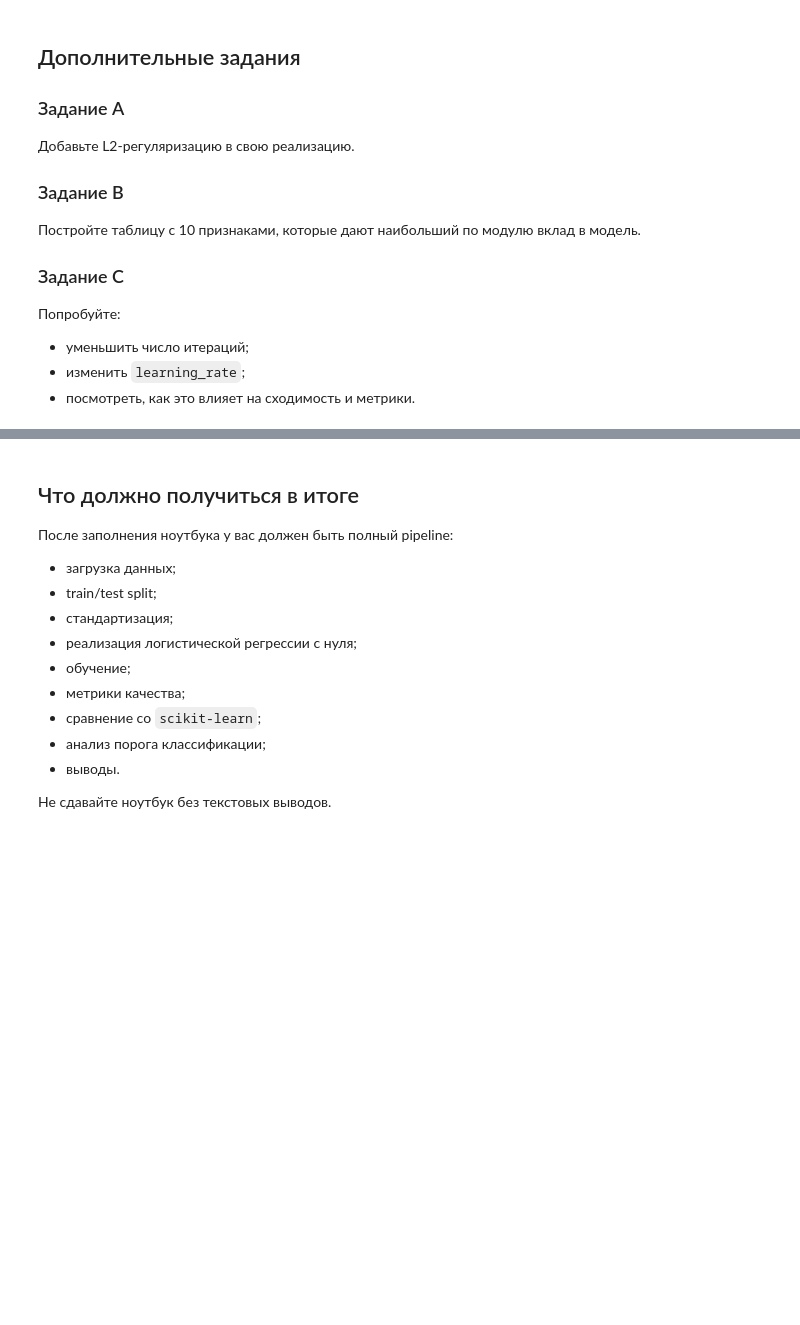
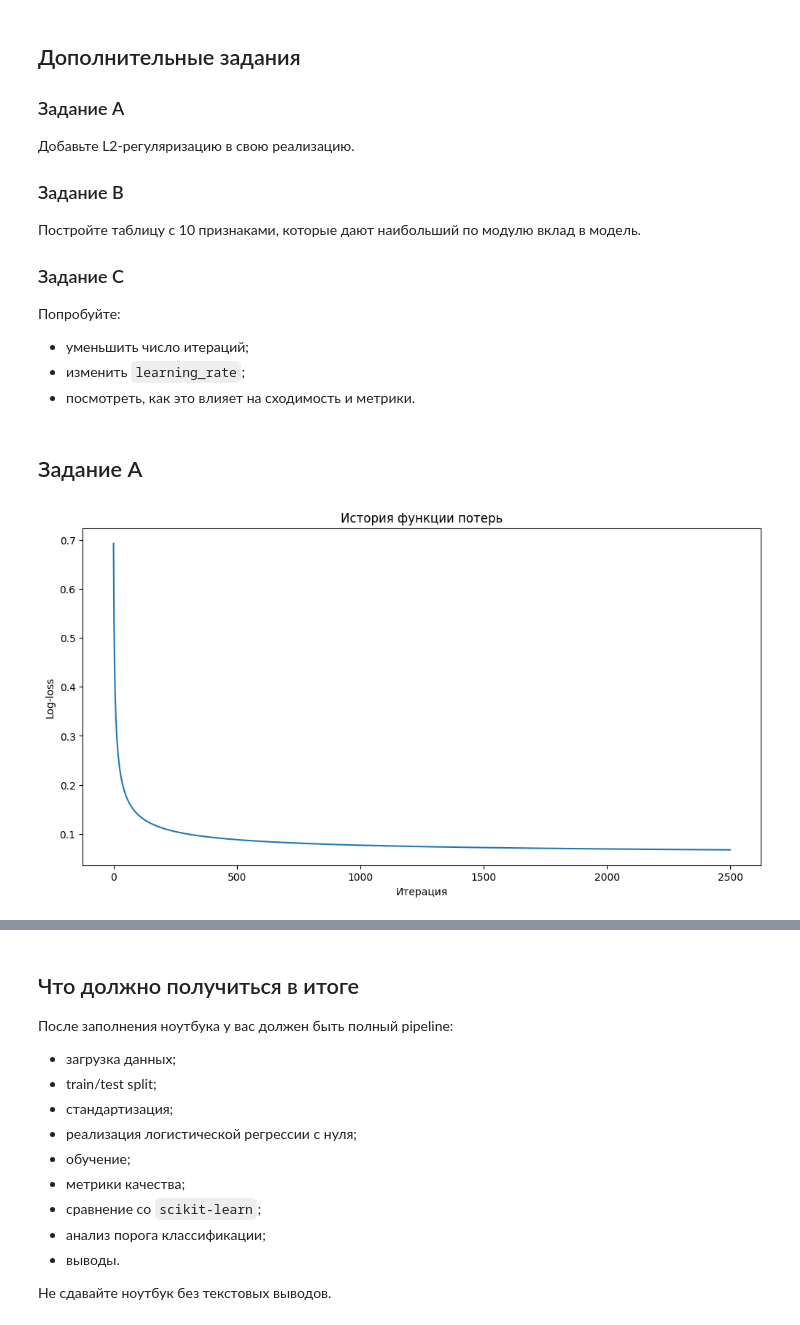
Before and after one commit to DEdVGarage/ml-course-hw, a Jupyter notebook: hw05_LogisticRegression/logreg_practice_student.ipynb, the cells around one changed output, grey strips where cells are left out. Cells and saved outputs as stored; diff of their text form; code cells hidden in the pictures; blank space fills up the shorter version.

```diff
--- a/hw05_LogisticRegression/logreg_practice_student.ipynb
+++ b/hw05_LogisticRegression/logreg_practice_student.ipynb
@@ -490,13 +514,14 @@ rows = []
 
 for threshold in thresholds:
     # YOUR CODE HERE
-    pred_thr = ...
+    proba = sk_model.predict_proba(X_test_scaled)[:,1]
+    pred_thr = (proba >= threshold).astype(int)
     rows.append({
         "threshold": threshold,
-        "accuracy": ...,
-        "precision": ...,
-        "recall": ...,
-        "f1": ...,
+        "accuracy": accuracy_score(y_test,pred_thr),
+        "precision": precision_score(y_test, pred_thr),
+        "recall": recall_score(y_test,pred_thr),
+        "f1": f1_score(y_test,pred_thr),
     })
 
 pd.DataFrame(rows).round(4)
@@ -526,3 +565,5 @@ pd.DataFrame(rows).round(4)
 - уменьшить число итераций;
 - изменить `learning_rate`;
 - посмотреть, как это влияет на сходимость и метрики.
+# %% [markdown]
+## Задание A
@@ -528,0 +592,47 @@ pd.DataFrame(rows).round(4)
+# %%
+class MyLogisticRegressionL2:
+    def __init__(self, learning_rate=0.05, n_iters=2500, threshold=0.5, lambda_ = 0.001):
+        self.learning_rate = learning_rate
+        self.n_iters = n_iters
+        self.threshold = threshold
+        self.lambda_ = lambda_
+        self.w = None
+        self.b = None
+        self.loss_history = []
+
+    def fit(self, X, y):
+
+        n_features = X.shape[1]
+        self.w = np.zeros(n_features)
+        self.b =0.0
+        for i in range(self.n_iters) :
+            p,loss,dw,db = forward_backward_L2(X,y, self.w, self.b, self.lambda_)
+            self.w -= self.learning_rate * dw
+            self.b -= self.learning_rate * db
+            self.loss_history.append(loss)
+        return self
+
+    def predict_proba(self, X):
+        # YOUR CODE HERE
+        z = X @ self.w +self.b
+        proba = sigmoid(z)
+        return proba
+
+    def predict(self, X):
+        # YOUR CODE HERE
+        proba = self.predict_proba(X)
+        preds = (proba > self.threshold).astype(int)
+        return preds
+
+My_Ridge = MyLogisticRegressionL2()
+My_Ridge.fit(X_train_scaled,y_train)
+X_pred_L2 = My_Ridge.predict(X_test_scaled)
+accuracy_score(y_test,X_pred_L2)
+plt.figure(figsize=(12, 6))
+plt.plot(My_Ridge.loss_history)
+plt.title("История функции потерь")
+plt.xlabel("Итерация")
+plt.ylabel("Log-loss")
+plt.show()
+# %% [output]
+[figure, added]
```
Also changed, not shown: parts of 8 cells of this notebook.
